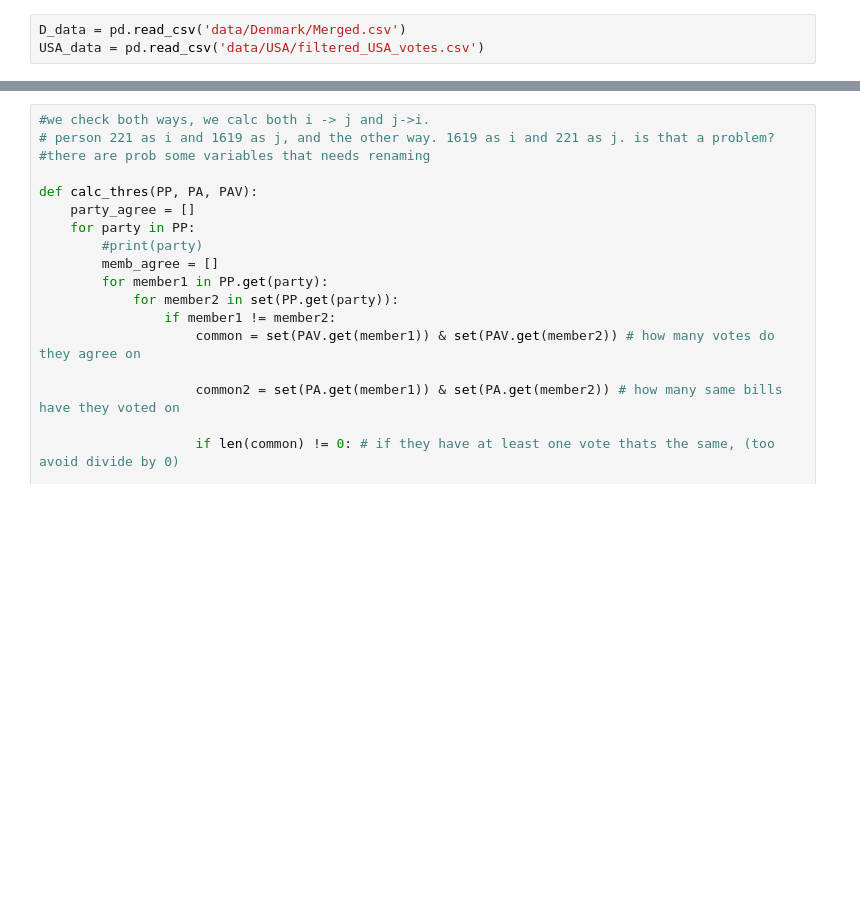
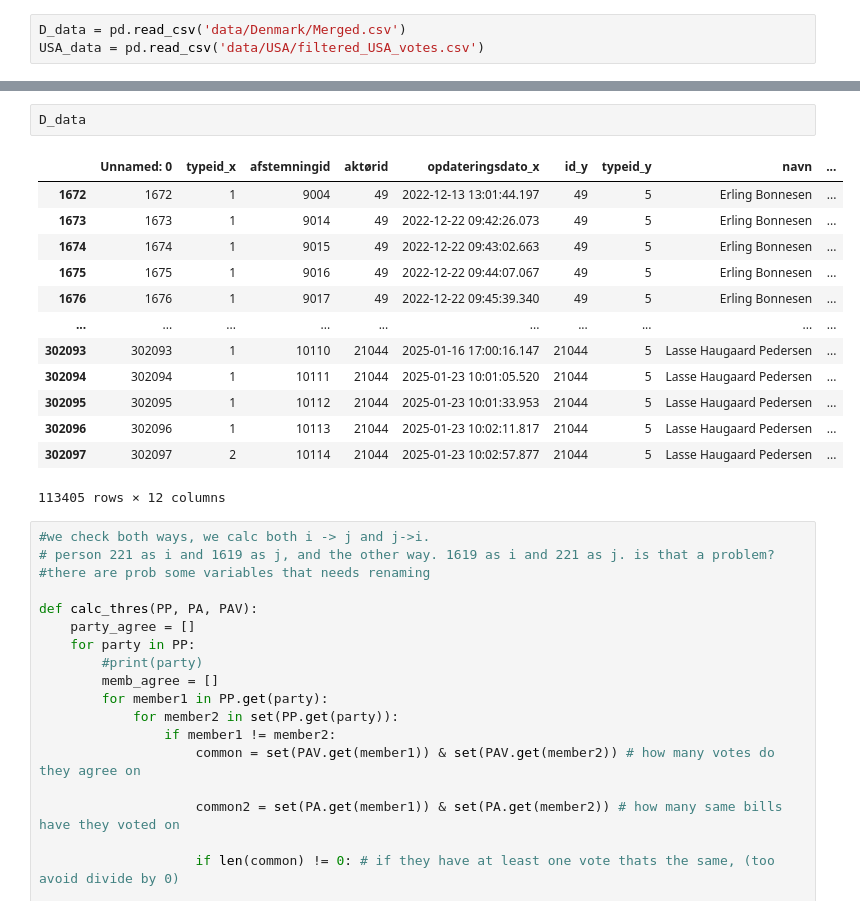
Before and after one commit to Lukas1930/Polarization, a Jupyter notebook: Network-Construction.ipynb, the cells around one changed output, grey strips where cells are left out. Saved outputs shown, nothing was run; the diff lists cells and outputs as text; blank space fills up the shorter version.

```diff
--- a/Network-Construction.ipynb
+++ b/Network-Construction.ipynb
@@ -10,3 +17,19 @@ USA_data = pd.read_csv('data/USA/filtered_USA_votes.csv')
+# %%
+D_data
+# %% [output]
+|  | Unnamed: 0 | typeid_x | afstemningid | aktørid | opdateringsdato_x | id_y | typeid_y | navn | ... |
+| 1672 | 1672 | 1 | 9004 | 49 | 2022-12-13 13:01:44.197 | 49 | 5 | Erling Bonnesen | ... |
+| 1673 | 1673 | 1 | 9014 | 49 | 2022-12-22 09:42:26.073 | 49 | 5 | Erling Bonnesen | ... |
+| 1674 | 1674 | 1 | 9015 | 49 | 2022-12-22 09:43:02.663 | 49 | 5 | Erling Bonnesen | ... |
+| 1675 | 1675 | 1 | 9016 | 49 | 2022-12-22 09:44:07.067 | 49 | 5 | Erling Bonnesen | ... |
+| 1676 | 1676 | 1 | 9017 | 49 | 2022-12-22 09:45:39.340 | 49 | 5 | Erling Bonnesen | ... |
+| ... | ... | ... | ... | ... | ... | ... | ... | ... | ... |
+| 302093 | 302093 | 1 | 10110 | 21044 | 2025-01-16 17:00:16.147 | 21044 | 5 | Lasse Haugaard Pedersen | ... |
+| 302094 | 302094 | 1 | 10111 | 21044 | 2025-01-23 10:01:05.520 | 21044 | 5 | Lasse Haugaard Pedersen | ... |
+| 302095 | 302095 | 1 | 10112 | 21044 | 2025-01-23 10:01:33.953 | 21044 | 5 | Lasse Haugaard Pedersen | ... |
+| 302096 | 302096 | 1 | 10113 | 21044 | 2025-01-23 10:02:11.817 | 21044 | 5 | Lasse Haugaard Pedersen | ... |
+| 302097 | 302097 | 2 | 10114 | 21044 | 2025-01-23 10:02:57.877 | 21044 | 5 | Lasse Haugaard Pedersen | ... |
+113405 rows × 12 columns
 # %%
 #we check both ways, we calc both i -> j and j->i.
 # person 221 as i and 1619 as j, and the other way. 1619 as i and 221 as j. is that a problem?
```
Also changed, not shown: parts of 5 cells of this notebook.
